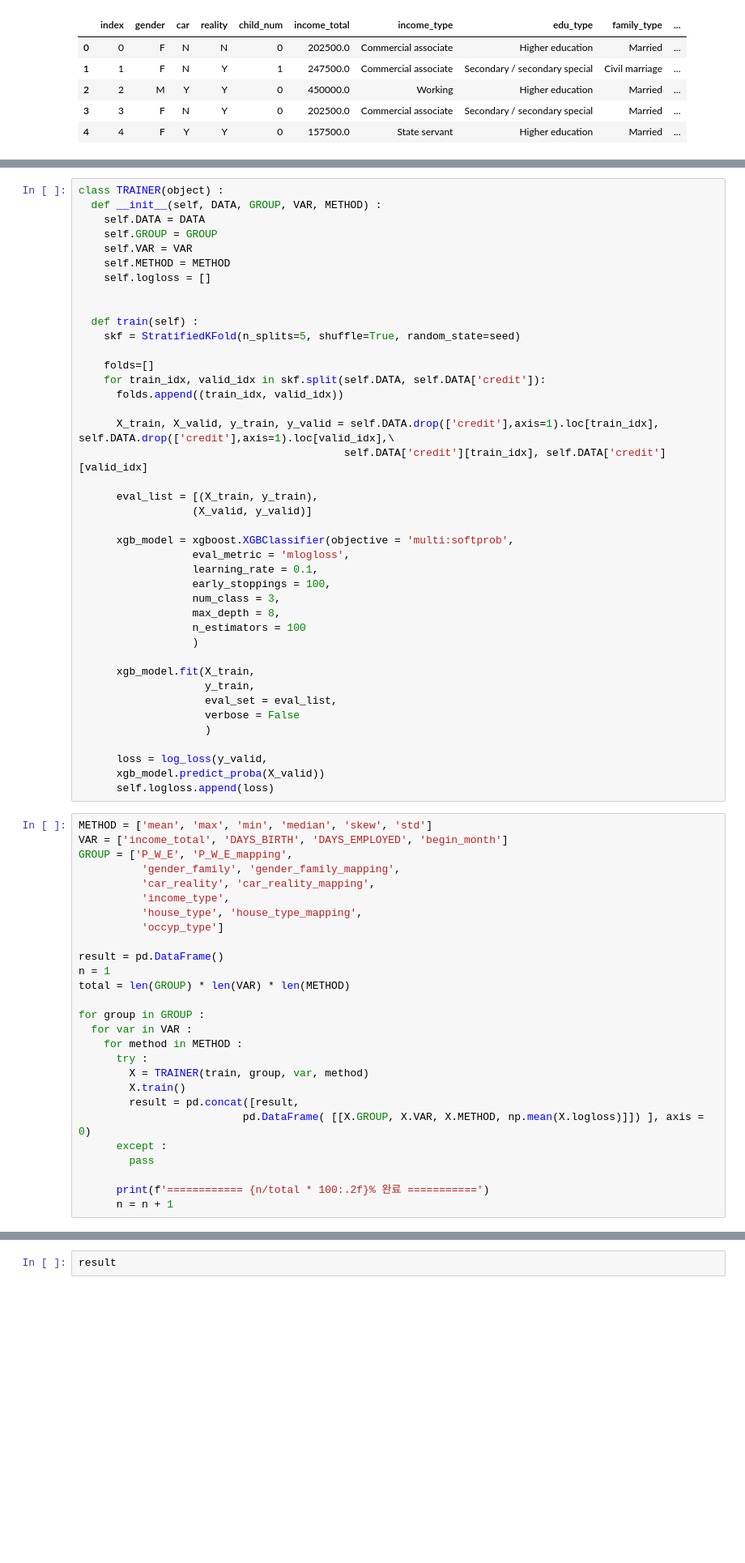
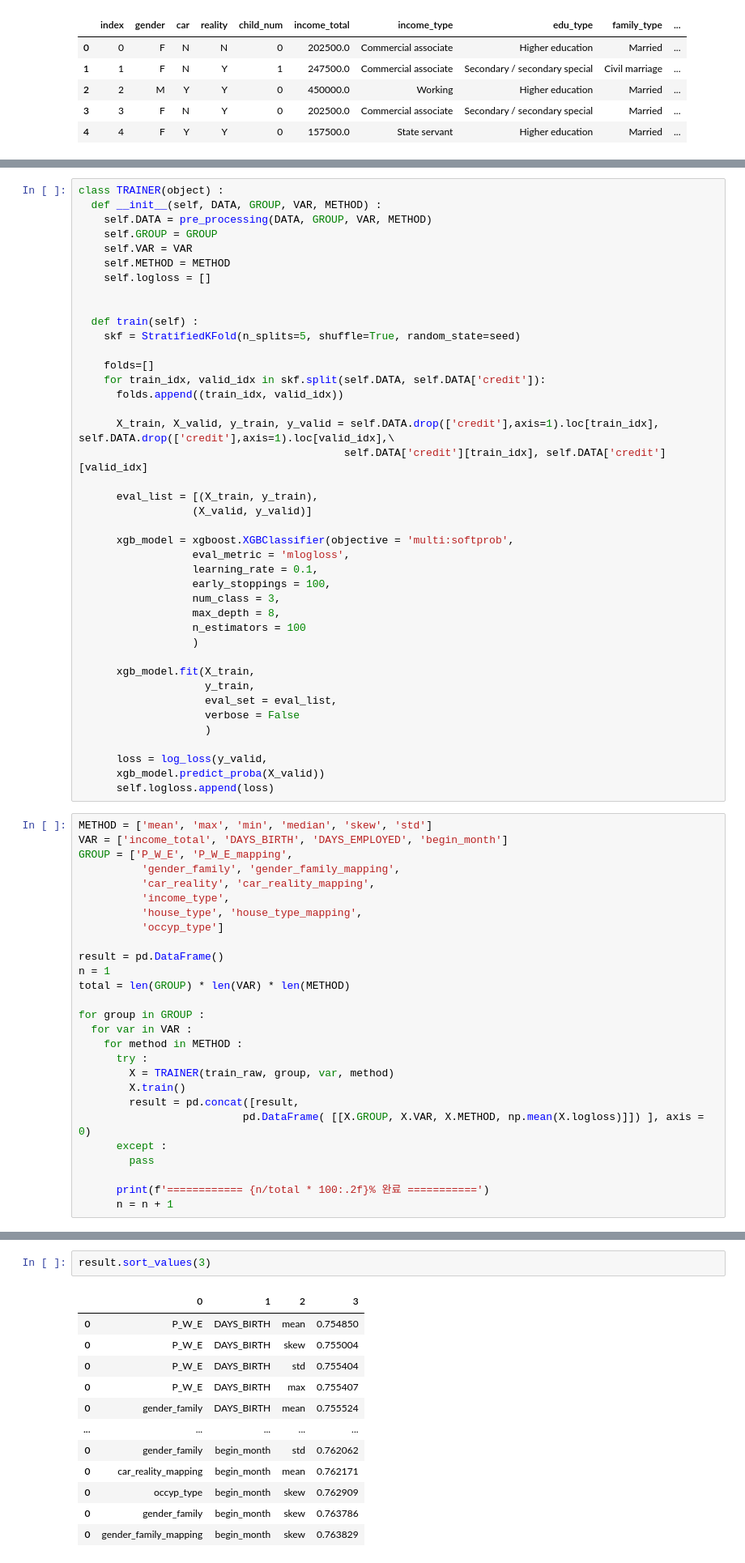
Before and after one commit to SanGyuk-Raccoon/DACON_1, a Jupyter notebook: ver_10_repeat_.ipynb, the cells around one changed output, grey strips where cells are left out. Shown at 81% size. Drawn from its saved outputs; the diff is of its cells as text; blank space fills up the shorter version.

```diff
--- a/ver_10_repeat_.ipynb
+++ b/ver_10_repeat_.ipynb
@@ -249,7 +249,7 @@ def TRAINER(TRAIN) :
 # %%
 class TRAINER(object) :
   def __init__(self, DATA, GROUP, VAR, METHOD) :
-    self.DATA = DATA
+    self.DATA = pre_processing(DATA, GROUP, VAR, METHOD)
     self.GROUP = GROUP
     self.VAR = VAR
     self.METHOD = METHOD
@@ -305,7 +305,7 @@ for group in GROUP :
   for var in VAR :
     for method in METHOD :
       try :
-        X = TRAINER(train, group, var, method)
+        X = TRAINER(train_raw, group, var, method)
         X.train()
         result = pd.concat([result,
                           pd.DataFrame( [[X.GROUP, X.VAR, X.METHOD, np.mean(X.logloss)]]) ], axis = 0)
@@ -326,3 +337,15 @@ for group in GROUP :
 # %%
-result
+result.sort_values(3)
 # %% [output]
+|  | 0 | 1 | 2 | 3 |
+| 0 | P_W_E | DAYS_BIRTH | mean | 0.754850 |
+| 0 | P_W_E | DAYS_BIRTH | skew | 0.755004 |
+| 0 | P_W_E | DAYS_BIRTH | std | 0.755404 |
+| 0 | P_W_E | DAYS_BIRTH | max | 0.755407 |
+| 0 | gender_family | DAYS_BIRTH | mean | 0.755524 |
+| ... | ... | ... | ... | ... |
+| 0 | gender_family | begin_month | std | 0.762062 |
+| 0 | car_reality_mapping | begin_month | mean | 0.762171 |
+| 0 | occyp_type | begin_month | skew | 0.762909 |
+| 0 | gender_family | begin_month | skew | 0.763786 |
+| 0 | gender_family_mapping | begin_month | skew | 0.763829 |
```
Also changed, not shown: parts of 5 cells of this notebook.
